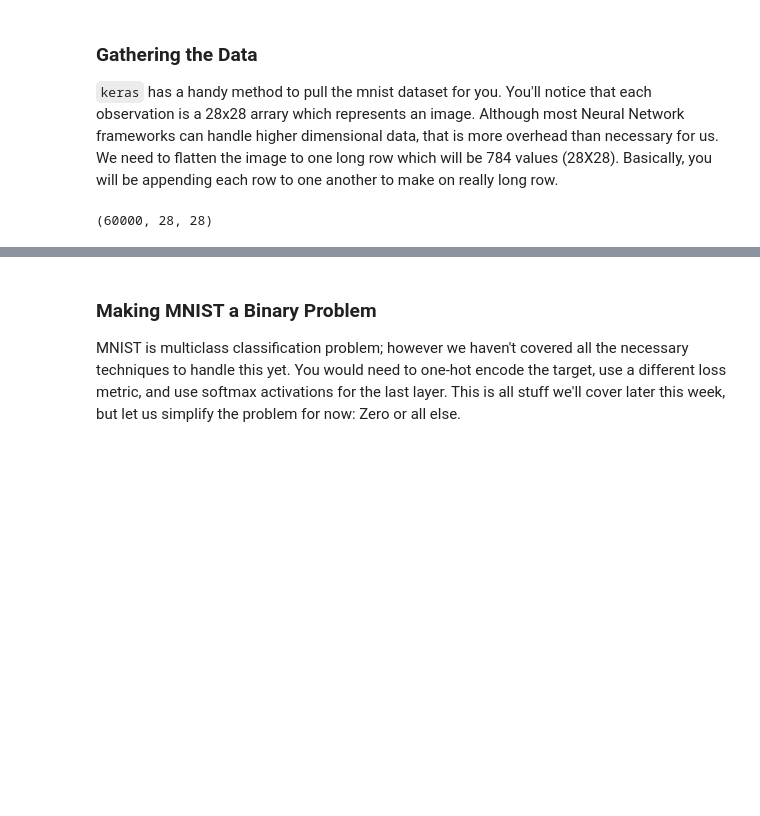
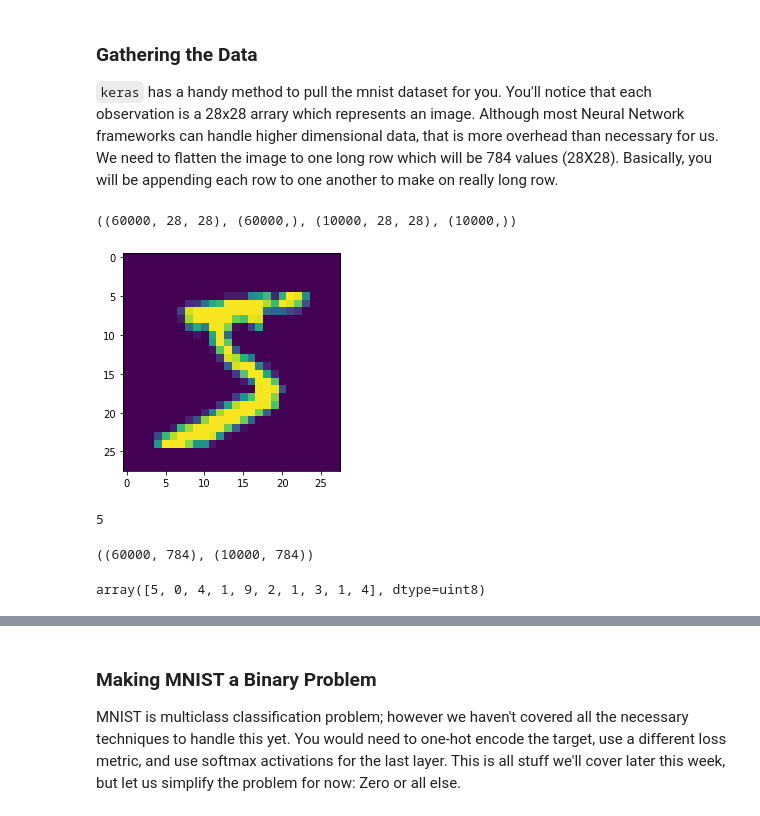
Before and after one commit to JenBanks8585/DS-Unit-4-Sprint-2-Neural-Networks, a Jupyter notebook: module2-backpropagation/LS_DS_422_Backprop_Assignment.ipynb, the cells around one changed output, grey strips where cells are left out. Saved outputs shown, nothing was run; the diff lists cells and outputs as text; code cells hidden in the pictures; blank space fills up the shorter version.

```diff
--- a/module2-backpropagation/LS_DS_422_Backprop_Assignment.ipynb
+++ b/module2-backpropagation/LS_DS_422_Backprop_Assignment.ipynb
@@ -190,3 +248,0 @@ img_rows, img_cols = 28, 28
-# %%
-# the data, split between train and test sets
-(x_train, y_train), (x_test, y_test) = mnist.load_data()
@@ -200,5 +249,16 @@ x_test = x_test / 255
-# %%
-# Now the data should be in a format you're more familiar with
-x_train.shape
-# %% [output]
-(60000, 28, 28)
+# %%
+(X_train2, y_train2), (X_test2, y_test2) = mnist.load_data()
+# %%
+X_train2.shape, y_train2.shape, X_test2.shape, y_test2.shape
+# %% [output]
+((60000, 28, 28), (60000,), (10000, 28, 28), (10000,))
+# %%
+import matplotlib.pyplot as plt
+
+plt.imshow(X_train2[0]);
+# %% [output]
+[figure, added]
+# %%
+print(y_train2[0])
+# %% [output]
+5
@@ -204,0 +268,8 @@ x_train.shape
+# %%
+X_train2.shape, X_test2.shape
+# %% [output]
+((60000, 784), (10000, 784))
+# %%
+y_train2[:10]
+# %% [output]
+array([5, 0, 4, 1, 9, 2, 1, 3, 1, 4], dtype=uint8)
```
Also changed, not shown: parts of 55 cells of this notebook.
